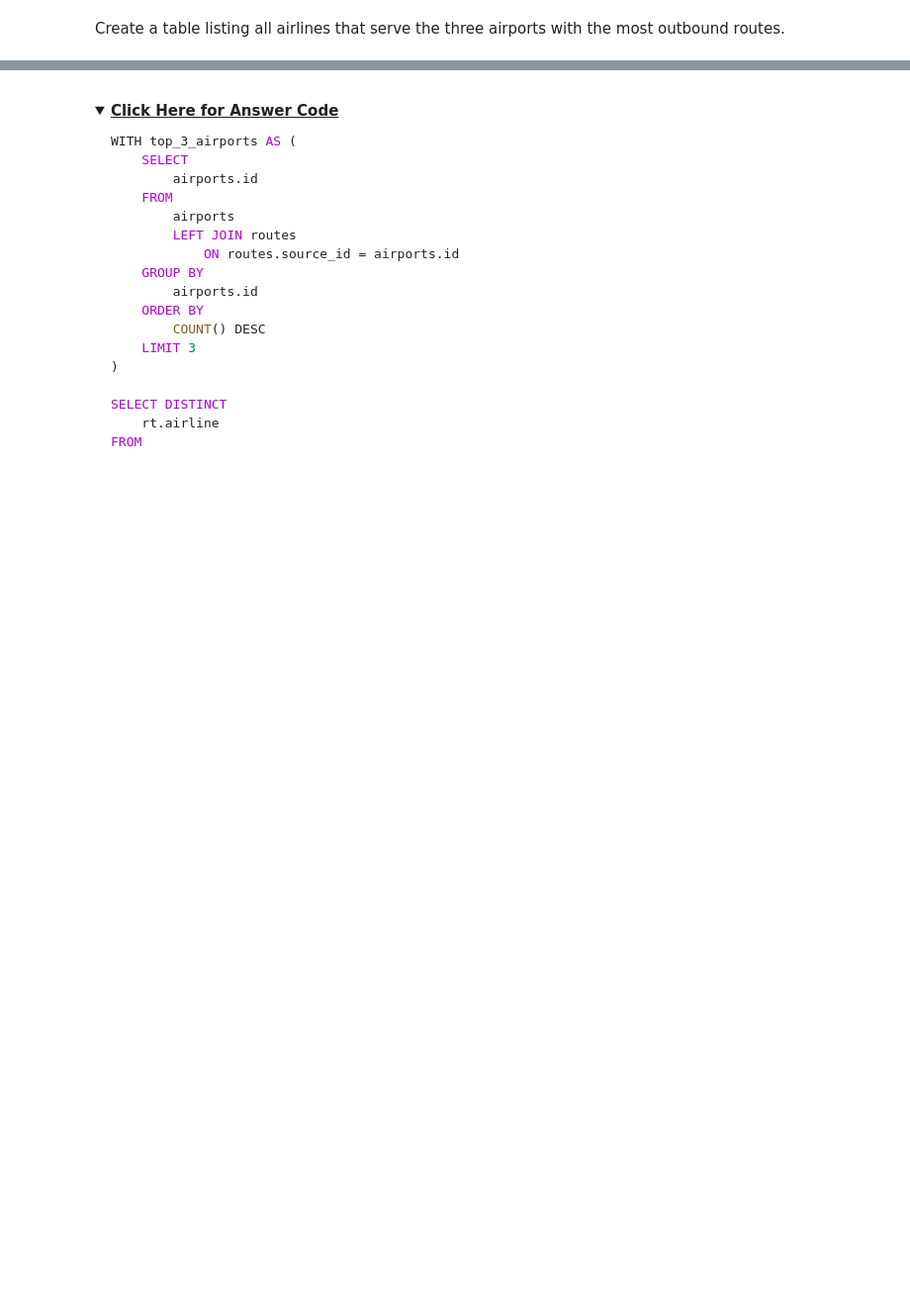
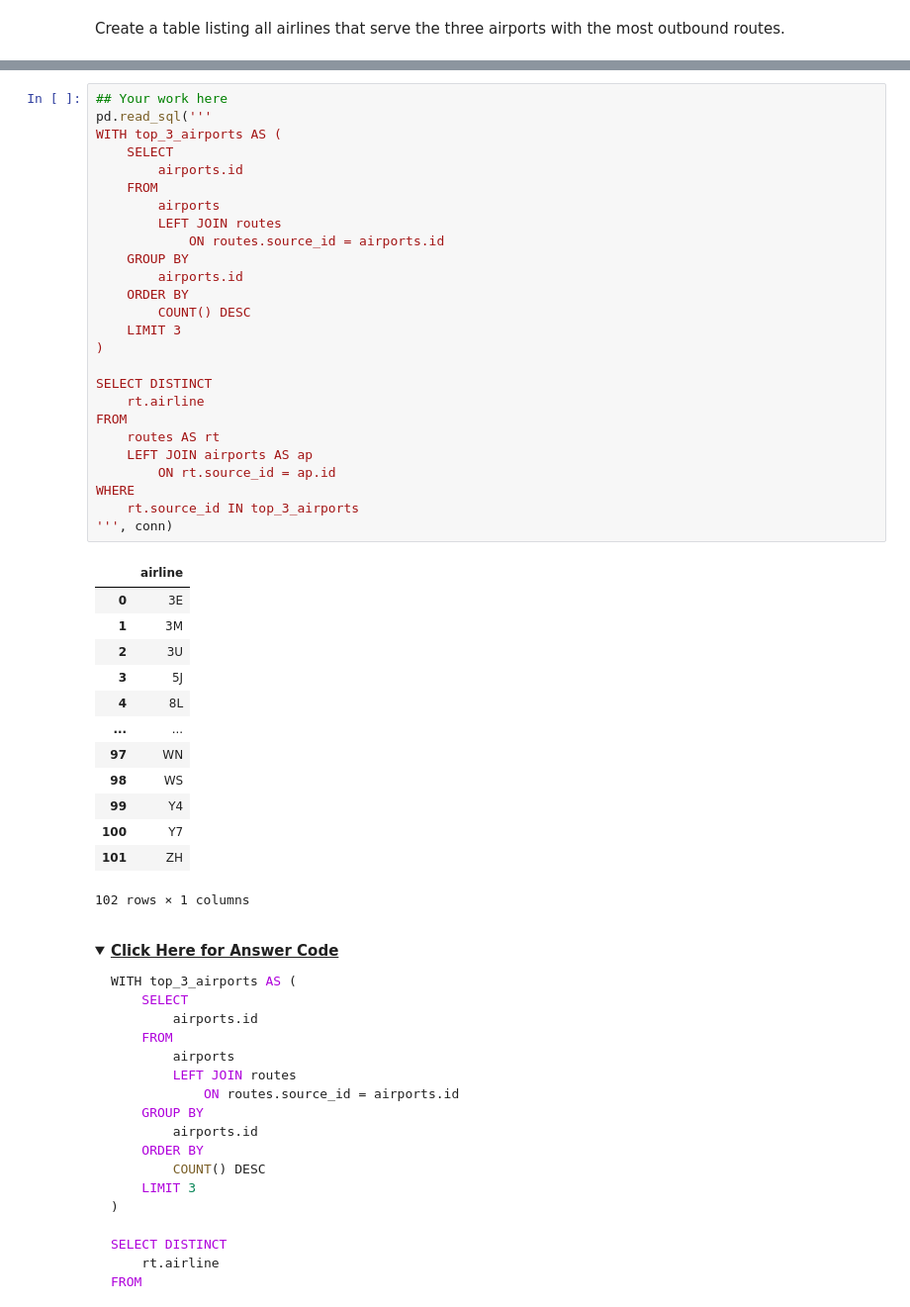
Before and after one commit to flatiron-school/NTL-DS-080723, a Jupyter notebook: 2phase/sql_subqueries.ipynb, the cells around one changed output, grey strips where cells are left out. Shown: that part at 99% size. Saved outputs shown, nothing was run; the diff lists cells and outputs as text; folded sections open; blank space fills up the shorter version.

```diff
--- a/2phase/sql_subqueries.ipynb
+++ b/2phase/sql_subqueries.ipynb
@@ -199,3 +311,43 @@ Create a table listing all airlines that serve the three airports with the most
+# %%
+## Your work here
+pd.read_sql('''
+WITH top_3_airports AS (
+    SELECT
+        airports.id
+    FROM
+        airports
+        LEFT JOIN routes
+            ON routes.source_id = airports.id
+    GROUP BY
+        airports.id
+    ORDER BY
+        COUNT() DESC
+    LIMIT 3
+)
+
+SELECT DISTINCT
+    rt.airline
+FROM
+    routes AS rt
+    LEFT JOIN airports AS ap
+        ON rt.source_id = ap.id
+WHERE
+    rt.source_id IN top_3_airports
+''', conn)
+# %% [output]
+|  | airline |
+| 0 | 3E |
+| 1 | 3M |
+| 2 | 3U |
+| 3 | 5J |
+| 4 | 8L |
+| ... | ... |
+| 97 | WN |
+| 98 | WS |
+| 99 | Y4 |
+| 100 | Y7 |
+| 101 | ZH |
+102 rows × 1 columns
 # %% [markdown]
 <p>
 </p>
```
Also changed, not shown: parts of 9 cells of this notebook, 2 other files.
